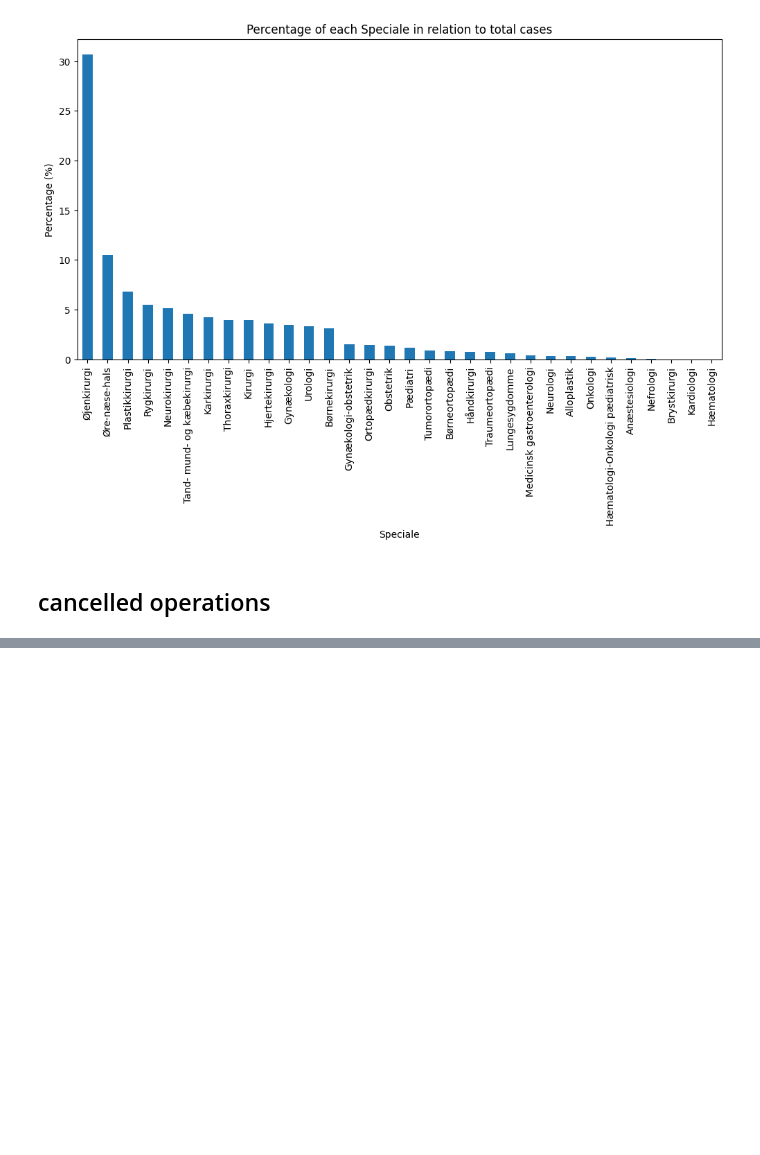
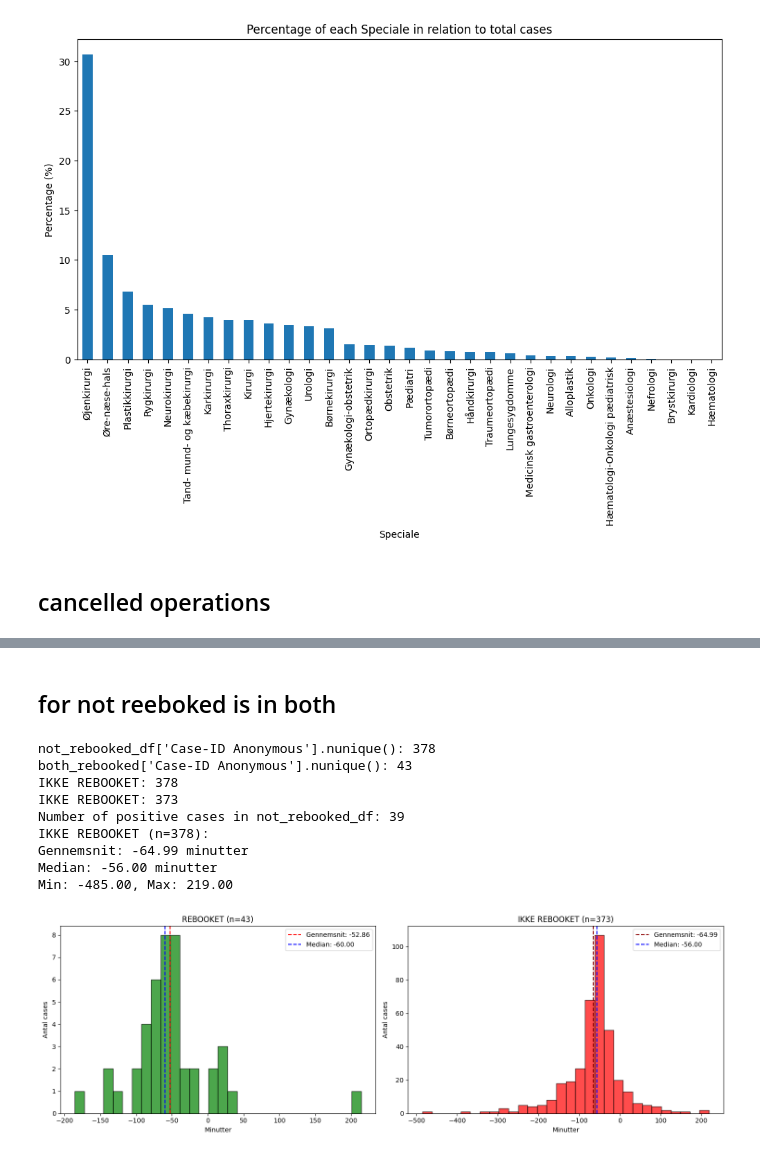
Before and after one commit to killermort9/AnalyticsToAction_Grop12, a Jupyter notebook: Sandra.ipynb, the cells around one changed output, grey strips where cells are left out. Drawn from its saved outputs; the diff is of its cells as text; code cells hidden in the pictures; blank space fills up the shorter version.

```diff
--- a/Sandra.ipynb
+++ b/Sandra.ipynb
@@ -544,0 +716,80 @@ Det bliver en modelling-udfordring.
+# %% [markdown]
+## for not reeboked is in both
+# %%
+import math
+# IKKE REBOOKET
+
+not_rebooked_df = df_cancelled[
+    df_cancelled['Case-ID Anonymous'].isin(ids_in_both) &
+    (df_cancelled['Ombooket'] == "Nej")
+]
+print(f"not_rebooked_df['Case-ID Anonymous'].nunique(): {not_rebooked_df['Case-ID Anonymous'].nunique()}")
+print(f"both_rebooked['Case-ID Anonymous'].nunique(): {both_rebooked['Case-ID Anonymous'].nunique()}")
+
+time_diffs_not_rebooked = []
+for case_id in not_rebooked_df['Case-ID Anonymous'].unique():
+    orig_datetime = df_complete[df_complete['Case-ID Anonymous'] == case_id]['Procedure start'].values
+    cancel_datetime = df_cancelled[df_cancelled['Case-ID Anonymous'] == case_id]['Dato og tid'].values
+
+    if len(orig_datetime) > 0 and len(cancel_datetime) > 0:
+        orig_time = pd.Timestamp(orig_datetime[0])
+        cancel_time = pd.Timestamp(cancel_datetime[0])
+        time_diff_not = (cancel_time - orig_time).total_seconds() / 60
+        time_diffs_not_rebooked.append(time_diff_not)  # ← VIGTIG: time_diff_not!
+print("IKKE REBOOKET:", len(time_diffs_not_rebooked))
+time_diffs_not_rebooked = [x for x in time_diffs_not_rebooked if not math.isnan(x)]  # dropna #dropnan
+print("IKKE REBOOKET:", len(time_diffs_not_rebooked))
+average_time_diff = np.mean(time_diffs)
+median_time_diff = np.median(time_diffs)
+average_not_rebooked = np.mean(time_diffs_not_rebooked)
+median_not_rebooked = np.median(time_diffs_not_rebooked)
+
+#print antal cases i not_rebooked_df der er positiv
+print(f"Number of positive cases in not_rebooked_df: {sum(1 for x in time_diffs_not_rebooked if x >= 0)}")
+
+
+print(f"IKKE REBOOKET (n={len(not_rebooked_df)}):")
+print(f"Gennemsnit: {average_not_rebooked:.2f} minutter")
+print(f"Median: {median_not_rebooked:.2f} minutter")
+print(f"Min: {min(time_diffs_not_rebooked):.2f}, Max: {max(time_diffs_not_rebooked):.2f}")
+
+# Visualiser begge fordelinger side ved side
+fig, (ax1, ax2) = plt.subplots(1, 2, figsize=(15, 5))
+
+# Rebooket
+ax1.hist(time_diffs, bins=30, edgecolor='black', color='green', alpha=0.7)
+ax1.axvline(average_time_diff, color='red', linestyle='--', label=f'Gennemsnit: {average_time_diff:.2f}')
+ax1.axvline(median_time_diff, color='blue', linestyle='--', label=f'Median: {median_time_diff:.2f}')
+ax1.set_xlabel('Minutter')
+ax1.set_ylabel('Antal cases')
+ax1.set_title(f'REBOOKET (n={len(time_diffs)})')
+ax1.legend()
+
+# Ikke rebooket
+ax2.hist(time_diffs_not_rebooked, bins=30, edgecolor='black', color='red', alpha=0.7)
+ax2.axvline(average_not_rebooked, color='darkred', linestyle='--', label=f'Gennemsnit: {average_not_rebooked:.2f}')
+ax2.axvline(median_not_rebooked, color='blue', linestyle='--', label=f'Median: {median_not_rebooked:.2f}')
+ax2.set_xlabel('Minutter')
+ax2.set_ylabel('Antal cases')
+ax2.set_title(f'IKKE REBOOKET (n={len(time_diffs_not_rebooked)})')
+ax2.legend()
+
+plt.tight_layout()
+plt.show()
+
+# Sammenligning
+print(f"\nSAMMENLIGNING:")
+print(f"Rebooket gennemsnit: {average_time_diff:.2f} minutter")
+print(f"Ikke rebooket gennemsnit: {average_not_rebooked:.2f} minutter")
+print(f"Forskel: {average_not_rebooked - average_time_diff:.2f} minutter")
+# %% [output]
+not_rebooked_df['Case-ID Anonymous'].nunique(): 378
+both_rebooked['Case-ID Anonymous'].nunique(): 43
+IKKE REBOOKET: 378
+IKKE REBOOKET: 373
+Number of positive cases in not_rebooked_df: 39
+IKKE REBOOKET (n=378):
+Gennemsnit: -64.99 minutter
+Median: -56.00 minutter
+Min: -485.00, Max: 219.00
+[figure, added]
```
Also changed, not shown: parts of 15 cells of this notebook, 1 other file.
